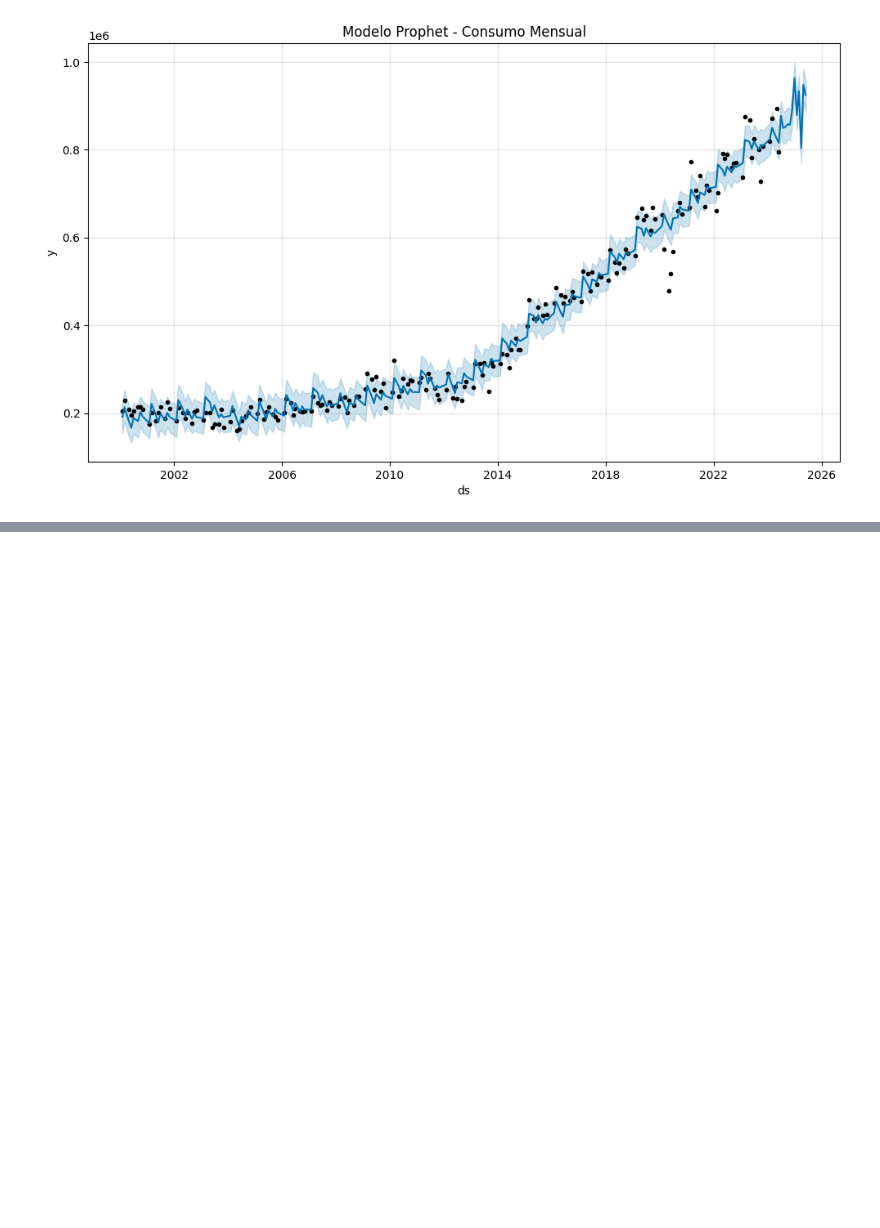
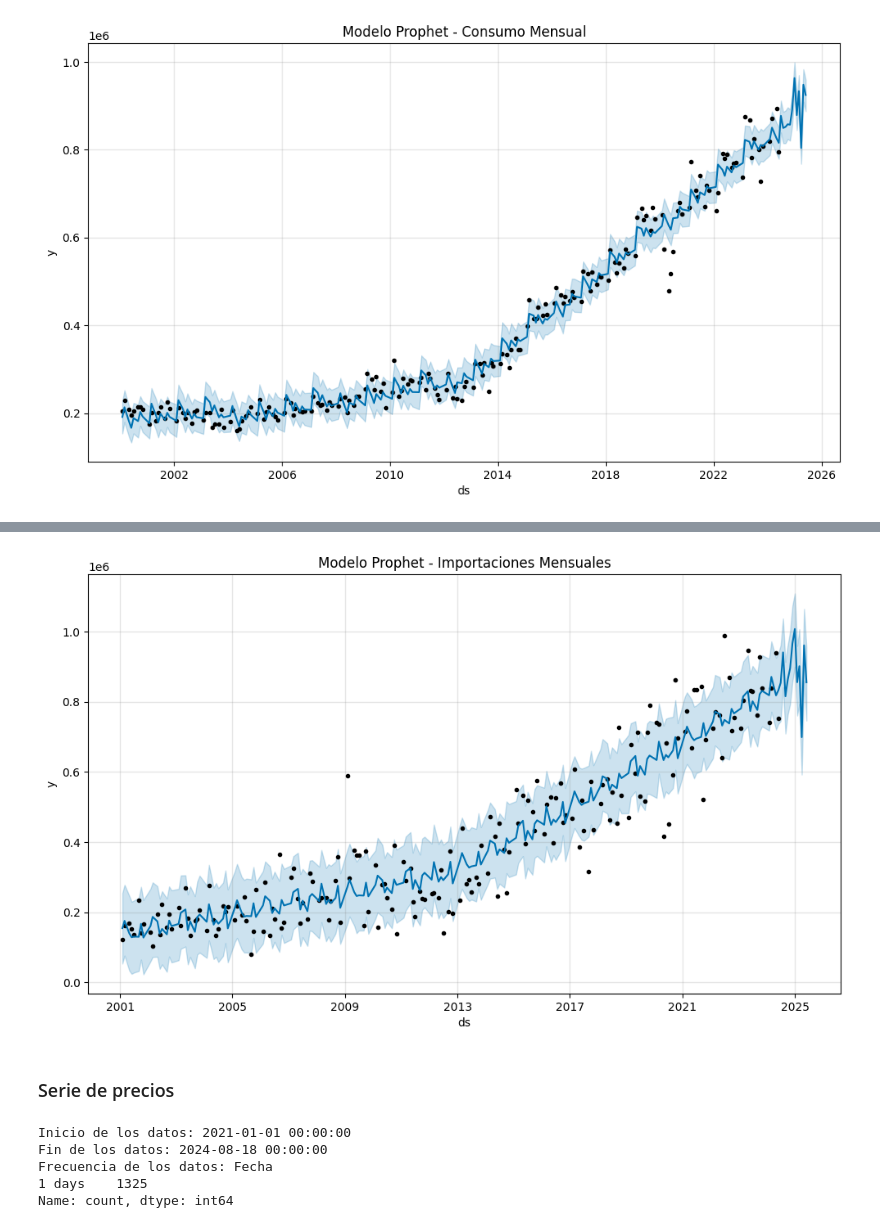
Before and after one commit to Sebas021210/Lab2-DS, a Jupyter notebook: Lab2.ipynb, the cells around one changed output, grey strips where cells are left out. Drawn from its saved outputs; the diff is of its cells as text; code cells hidden in the pictures; blank space fills up the shorter version.

```diff
--- a/Lab2.ipynb
+++ b/Lab2.ipynb
@@ -320,0 +431,19 @@ plt.show()
+# %%
+# Modelo Prophet
+importaciones_df_prophet = importaciones_df1[['Fecha', 'Gasolina regular']].copy()
+importaciones_df_prophet['Fecha'] = pd.to_datetime(importaciones_df_prophet['Fecha'], format='%b/%Y', errors='coerce')
+importaciones_df_prophet = importaciones_df_prophet.dropna(subset=['Fecha'])  # Eliminar filas con fechas inválidas
+importaciones_df_prophet = importaciones_df_prophet.rename(columns={'Fecha': 'ds', 'Gasolina regular': 'y'})
+importaciones_df_prophet = importaciones_df_prophet.dropna(subset=['y'])  # Eliminar filas con valores 'y' NaN
+
+# Modelo Prophet
+prophet_model = Prophet()
+prophet_model.fit(importaciones_df_prophet)
+future = prophet_model.make_future_dataframe(periods=12, freq='M')
+forecast = prophet_model.predict(future)
+
+# Gráfico del pronóstico
+fig = prophet_model.plot(forecast)
+plt.title('Modelo Prophet - Importaciones Mensuales')
+plt.show()
+# %% [output]
@@ -320,0 +452,3 @@ plt.show()
+[figure, added]
+# %% [markdown]
+### Serie de precios
@@ -320,0 +468,11 @@ plt.show()
+# %%
+# Inicio, fin y frecuencia de los datos
+print("Inicio de los datos:", precios_df2.index.min())
+print("Fin de los datos:", precios_df2.index.max())
+print("Frecuencia de los datos:", precios_df2.index.to_series().diff().value_counts())
+# %% [output]
+Inicio de los datos: 2021-01-01 00:00:00
+Fin de los datos: 2024-08-18 00:00:00
+Frecuencia de los datos: Fecha
+1 days    1325
+Name: count, dtype: int64
```
Also changed, not shown: parts of 18 cells of this notebook.
